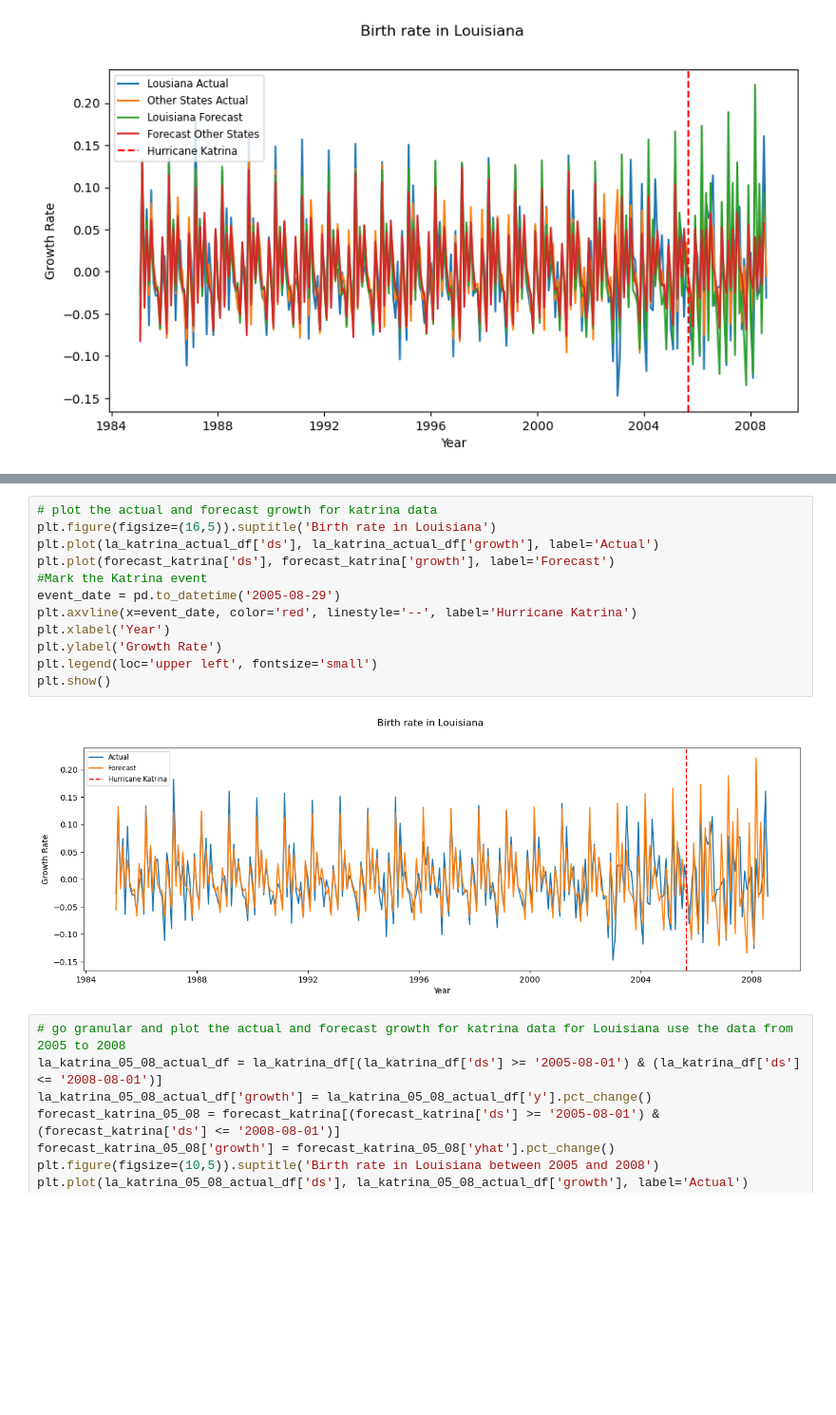
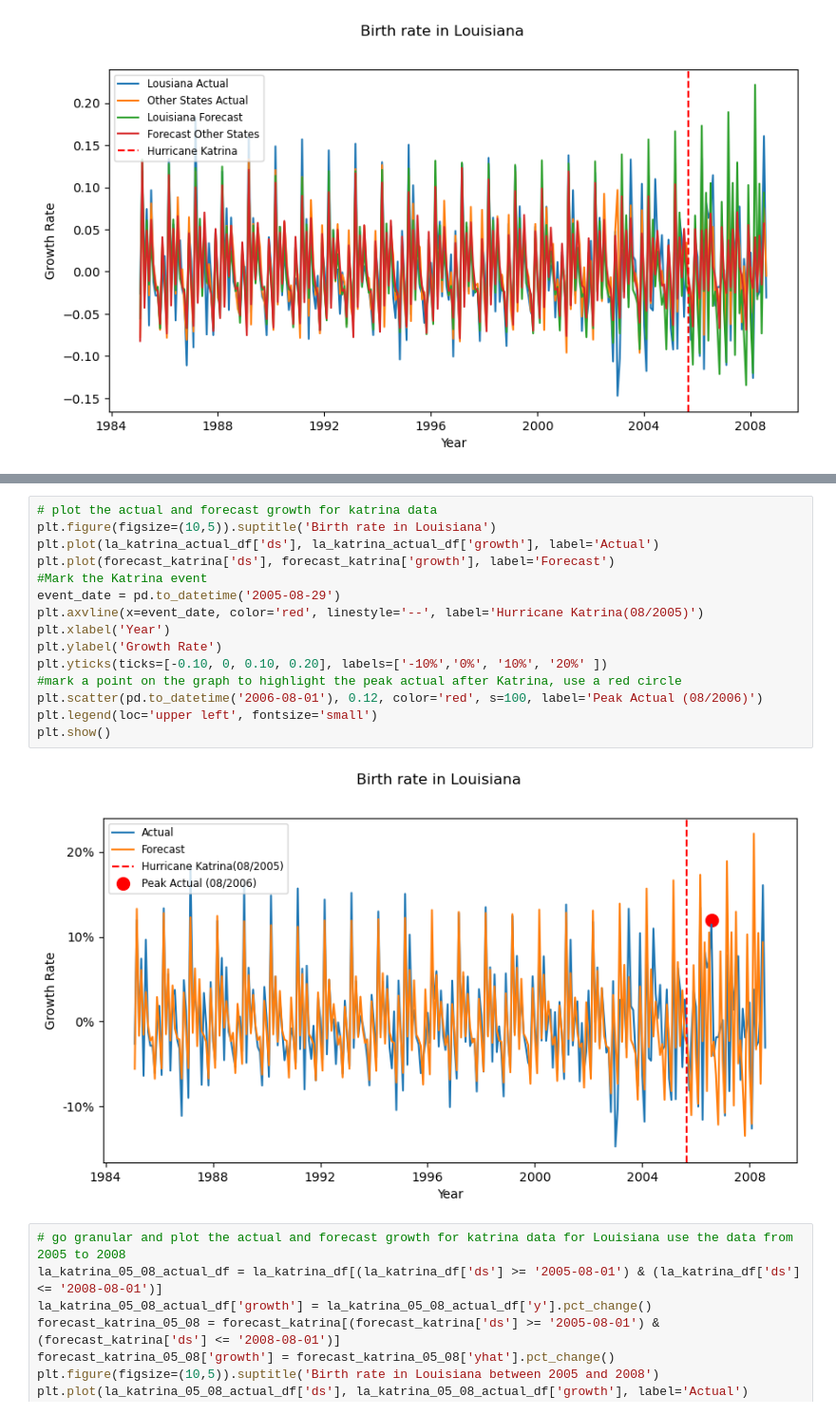
Before and after one commit to Aquamarine278/AI-Bootcamp-Project-1, a Jupyter notebook: birthdata_analysis.ipynb, the cells around one changed output, grey strips where cells are left out. Shown at 95% size. Saved outputs shown, nothing was run; the diff lists cells and outputs as text; blank space fills up the shorter version.

Commit message:
Add scatter point on Katrina graphs

```diff
--- a/birthdata_analysis.ipynb
+++ b/birthdata_analysis.ipynb
@@ -1067,17 +1099,20 @@ plt.show()
 # %%
 # plot the actual and forecast growth for katrina data
-plt.figure(figsize=(16,5)).suptitle('Birth rate in Louisiana')
+plt.figure(figsize=(10,5)).suptitle('Birth rate in Louisiana')
 plt.plot(la_katrina_actual_df['ds'], la_katrina_actual_df['growth'], label='Actual')
 plt.plot(forecast_katrina['ds'], forecast_katrina['growth'], label='Forecast')
 #Mark the Katrina event
 event_date = pd.to_datetime('2005-08-29')
-plt.axvline(x=event_date, color='red', linestyle='--', label='Hurricane Katrina')
+plt.axvline(x=event_date, color='red', linestyle='--', label='Hurricane Katrina(08/2005)')
 plt.xlabel('Year')
 plt.ylabel('Growth Rate')
+plt.yticks(ticks=[-0.10, 0, 0.10, 0.20], labels=['-10%','0%', '10%', '20%' ])
+#mark a point on the graph to highlight the peak actual after Katrina, use a red circle
+plt.scatter(pd.to_datetime('2006-08-01'), 0.12, color='red', s=100, label='Peak Actual (08/2006)')
 plt.legend(loc='upper left', fontsize='small')
 plt.show()
 # %% [output]
-[figure, old version]
+[figure, new version]
 # %%
 # go granular and plot the actual and forecast growth for katrina data for Louisiana use the data from 2005 to 2008
 la_katrina_05_08_actual_df = la_katrina_df[(la_katrina_df['ds'] >= '2005-08-01') & (la_katrina_df['ds'] <= '2008-08-01')]
```
Also changed, not shown: parts of 3 cells of this notebook.
